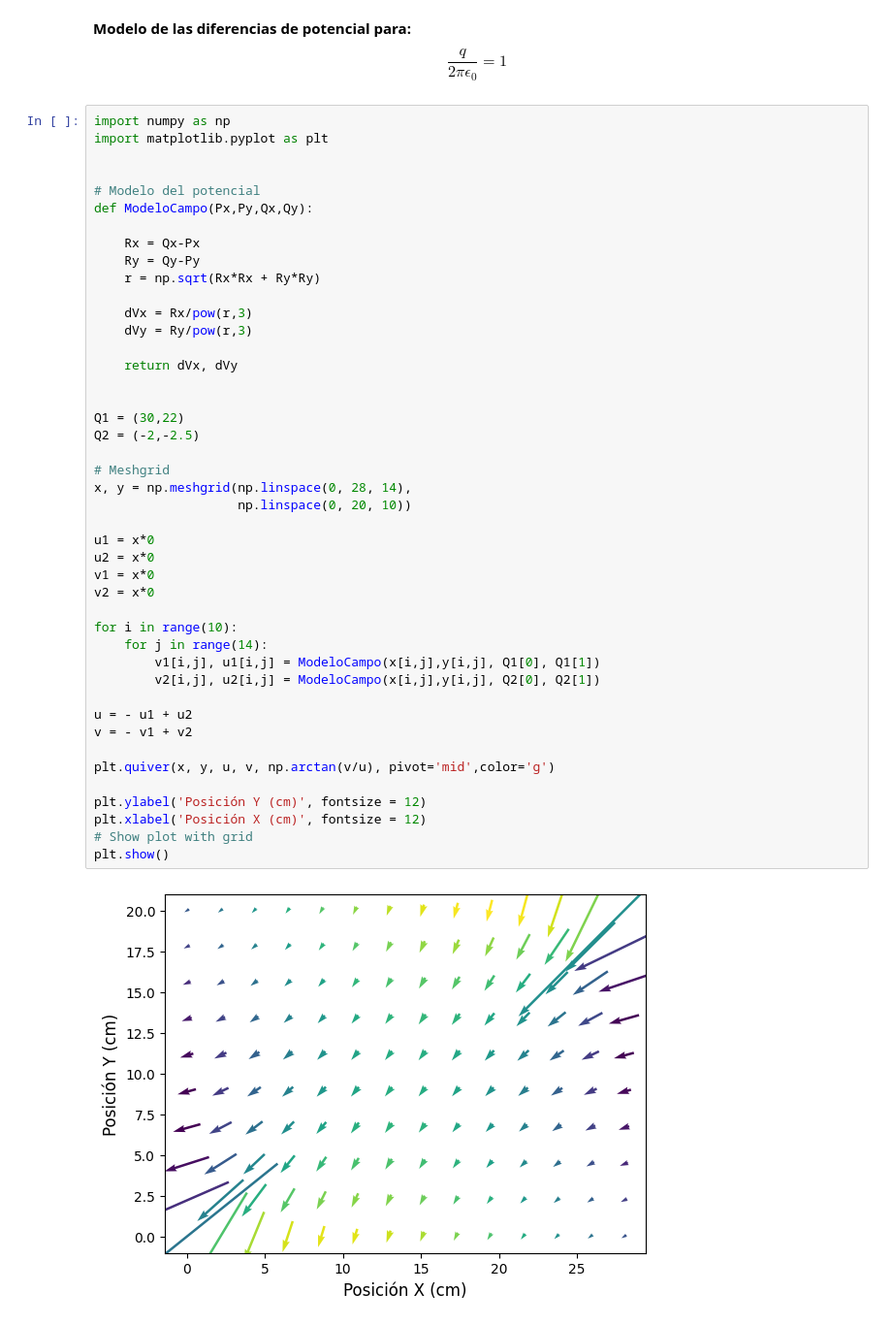
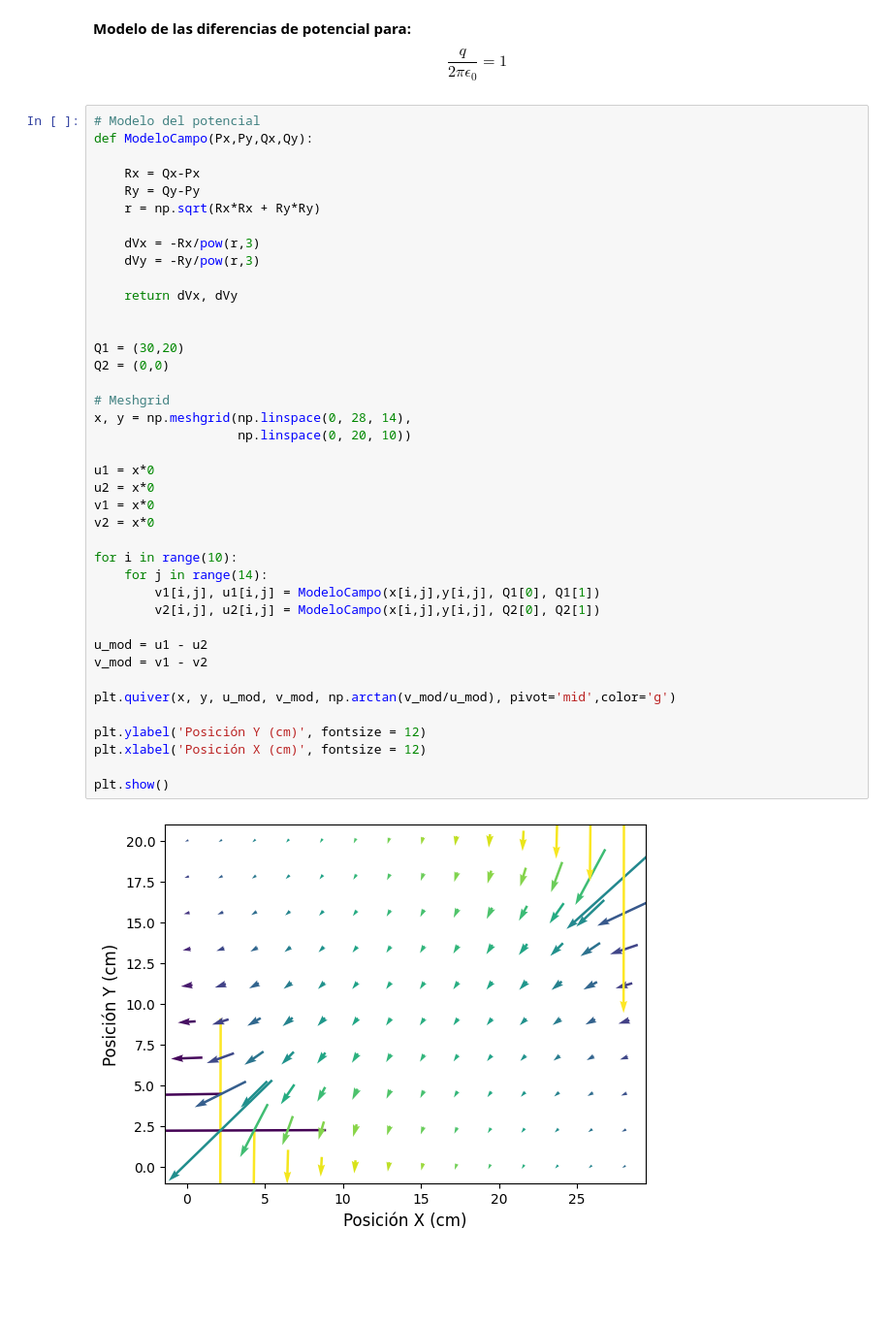
Before and after one commit to PabloDome/Fisica2, a Jupyter notebook: Fisica2_CampoElectrico.ipynb, the cells around one changed output. Shown at 97% size. Cells and saved outputs as stored; diff of their text form; blank space fills up the shorter version.

```diff
--- a/Fisica2_CampoElectrico.ipynb
+++ b/Fisica2_CampoElectrico.ipynb
@@ -25,48 +26,44 @@ plt.show()
 # %% [markdown]
 **Modelo de las diferencias de potencial para: $$\frac{q}{2 \pi \epsilon _0} = 1$$**
 # %%
-import numpy as np
-import matplotlib.pyplot as plt
-
-
 # Modelo del potencial
 def ModeloCampo(Px,Py,Qx,Qy):
 
     Rx = Qx-Px
     Ry = Qy-Py
     r = np.sqrt(Rx*Rx + Ry*Ry)
 
-    dVx = Rx/pow(r,3)
-    dVy = Ry/pow(r,3)
+    dVx = -Rx/pow(r,3)
+    dVy = -Ry/pow(r,3)
 
     return dVx, dVy
 
 
-Q1 = (30,22)
-Q2 = (-2,-2.5)
+Q1 = (30,20)
+Q2 = (0,0)
 
 # Meshgrid
 x, y = np.meshgrid(np.linspace(0, 28, 14),
                    np.linspace(0, 20, 10))
 
 u1 = x*0
 u2 = x*0
 v1 = x*0
 v2 = x*0
 
 for i in range(10):
     for j in range(14):
         v1[i,j], u1[i,j] = ModeloCampo(x[i,j],y[i,j], Q1[0], Q1[1])
         v2[i,j], u2[i,j] = ModeloCampo(x[i,j],y[i,j], Q2[0], Q2[1])
 
-u = - u1 + u2
-v = - v1 + v2
+u_mod = u1 - u2
+v_mod = v1 - v2
 
-plt.quiver(x, y, u, v, np.arctan(v/u), pivot='mid',color='g')
+plt.quiver(x, y, u_mod, v_mod, np.arctan(v_mod/u_mod), pivot='mid',color='g')
 
 plt.ylabel('Posición Y (cm)', fontsize = 12)
 plt.xlabel('Posición X (cm)', fontsize = 12)
-# Show plot with grid
+
 plt.show()
 # %% [output]
-[figure, old version]
+[figure, new version]
```
Also changed, not shown: parts of 5 cells of this notebook.
